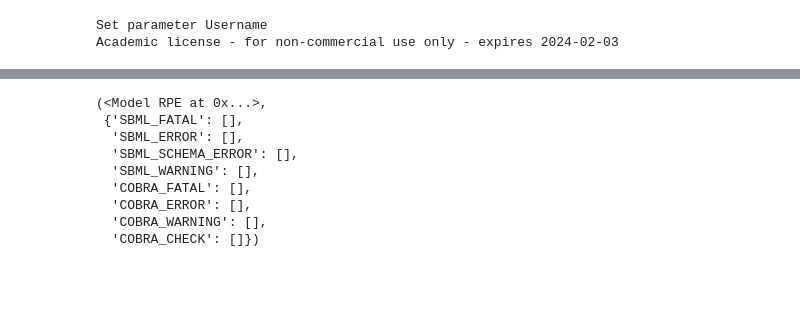
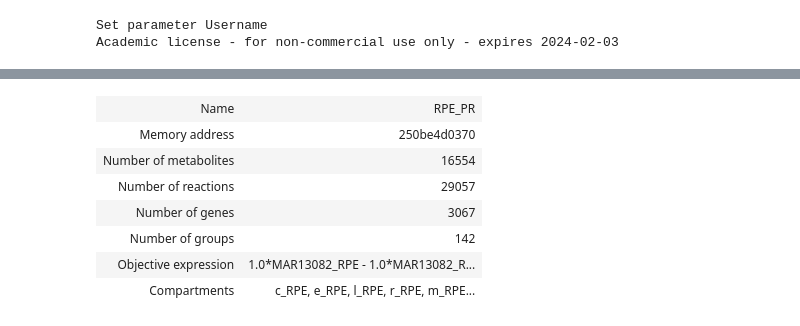
Before and after one commit to stellaprins/Human1_RPE-PR, a Jupyter notebook: RPE-PR.ipynb, the cells around one changed output, grey strips where cells are left out. Cells and saved outputs as stored; diff of their text form; code cells hidden in the pictures; blank space fills up the shorter version.

```diff
--- a/RPE-PR.ipynb
+++ b/RPE-PR.ipynb
@@ -49,2 +52,13 @@ Reading time = 0.05 seconds
 : 8369 rows, 26140 columns, 111668 nonzeros
 Ignoring reaction 'MAR03964' since it already exists.
+# %%
+# copy RPE, PR, and full Human1 models
+mod = models['Human-GEM.xml'].copy()
+mod_RPE = models['model_06_MeanExpression_RPE__VoigtEtAl2019_.xml'].copy()
+mod_PR = models['model_13_MeanExpression_RodPhotoreceptors__LiangEtAl_2019_.xml'].copy()
+mod_Human1 = models['Human-GEM.xml'].copy()
+
+# load Recon3D model
+from cobra.io import load_matlab_model
+import scipy
+mod_Recon3D = load_matlab_model(Path().cwd() / 'cs_mods' / 'Recon3D_model2_corrected_subsystems.mat' )
@@ -182,15 +212,3 @@ read_sbml_model('C:/Users/prins/GitHub/Human1_RPE-PR/mod_RPE_PR.xml')
 | Number of groups | 142 |
 | Objective expression | 1.0*MAR03964_PR - 1.0*MAR03964_PR... |
 | Compartments | c_RPE, r_RPE, e_RPE, m_RPE, x_RPE... |
-# %%
-cobra.io.sbml.validate_sbml_model('C:/Users/prins/GitHub/Human1_RPE-PR/mod_RPE_PR.xml')
-# %% [output]
-(<Model RPE at 0x...>,
- {'SBML_FATAL': [],
-  'SBML_ERROR': [],
-  'SBML_SCHEMA_ERROR': [],
-  'SBML_WARNING': [],
-  'COBRA_FATAL': [],
-  'COBRA_ERROR': [],
-  'COBRA_WARNING': [],
-  'COBRA_CHECK': []})
@@ -201,0 +215,13 @@ mod_RPE_PR.metabolites.get_by_id('MAM02040e_RPE_PR').compartment
+# %%
+from cobra.io import write_sbml_model, read_sbml_model
+write_sbml_model(mod_Human1_Human1, "mod_Human1_Human1.xml")
+mod_Human1_Human1 = read_sbml_model(Path().cwd() / 'mod_Human1_Human1.xml')
+# %% [output]
+| Name | RPE_PR |
+| Memory address | 250be4d0370 |
+| Number of metabolites | 16554 |
+| Number of reactions | 29057 |
+| Number of genes | 3067 |
+| Number of groups | 142 |
+| Objective expression | 1.0*MAR13082_RPE - 1.0*MAR13082_R... |
+| Compartments | c_RPE, e_RPE, l_RPE, r_RPE, m_RPE... |
```
Also changed, not shown: parts of 25 cells of this notebook, 33 other files.
